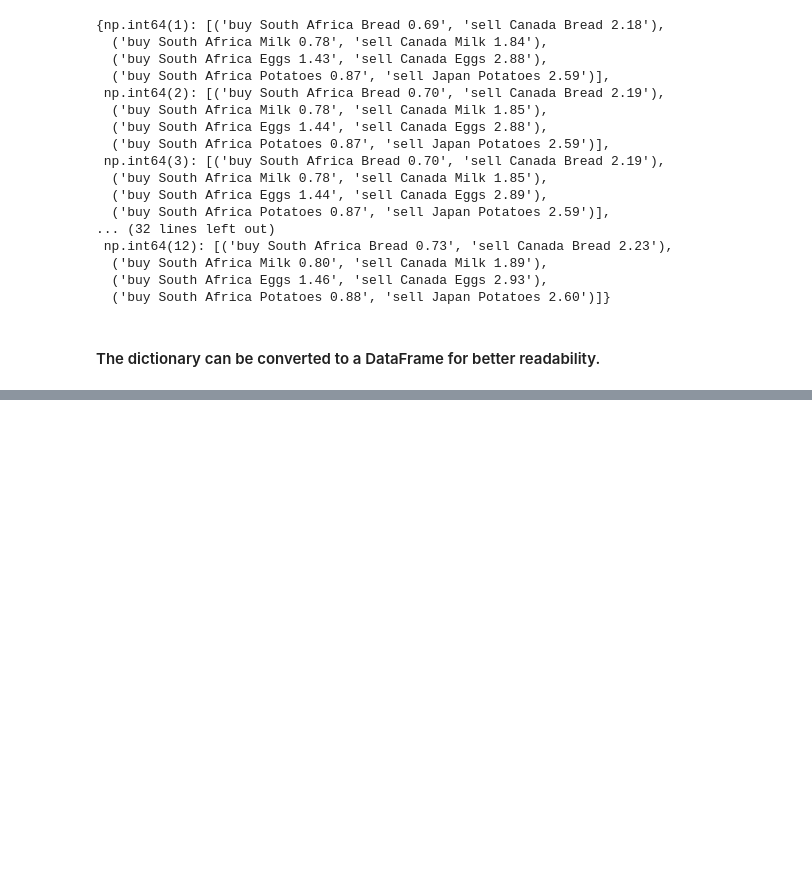
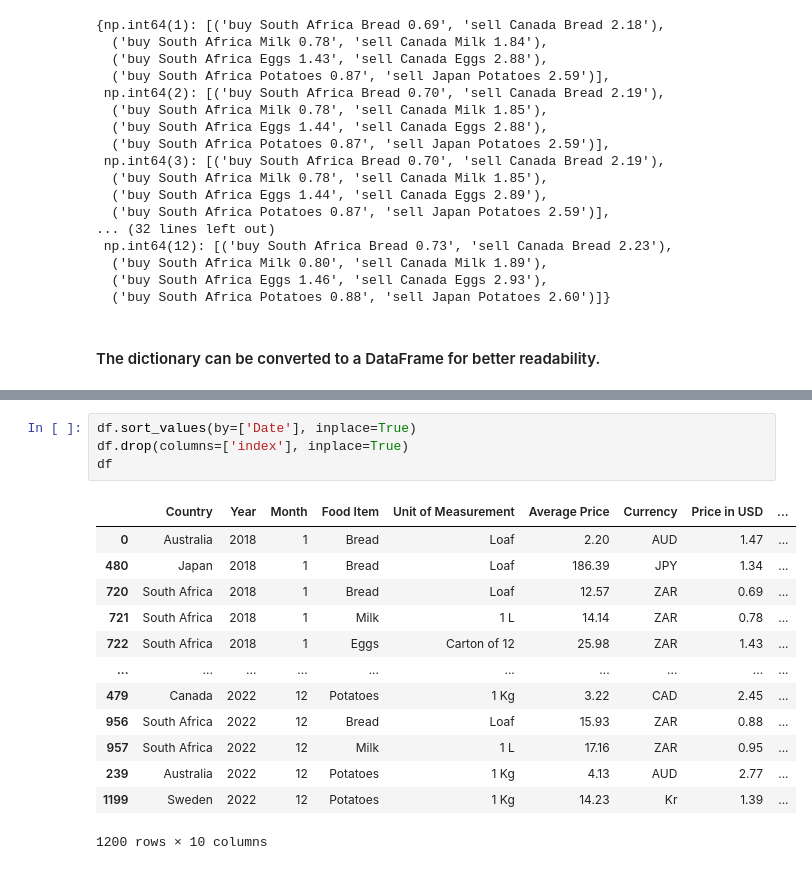
Before and after one commit to Ra20r/MSEC-Bootcamp-2025, a Jupyter notebook: bootcamp_project.ipynb, the cells around one changed output, grey strips where cells are left out. Cells and saved outputs as stored; diff of their text form; blank space fills up the shorter version.

```diff
--- a/bootcamp_project.ipynb
+++ b/bootcamp_project.ipynb
@@ -390,0 +399,18 @@ arbitrage_records_df
+# %%
+df.sort_values(by=['Date'], inplace=True)
+df.drop(columns=['index'], inplace=True)
+df
+# %% [output]
+|  | Country | Year | Month | Food Item | Unit of Measurement | Average Price | Currency | Price in USD | ... |
+| 0 | Australia | 2018 | 1 | Bread | Loaf | 2.20 | AUD | 1.47 | ... |
+| 480 | Japan | 2018 | 1 | Bread | Loaf | 186.39 | JPY | 1.34 | ... |
+| 720 | South Africa | 2018 | 1 | Bread | Loaf | 12.57 | ZAR | 0.69 | ... |
+| 721 | South Africa | 2018 | 1 | Milk | 1 L | 14.14 | ZAR | 0.78 | ... |
+| 722 | South Africa | 2018 | 1 | Eggs | Carton of 12 | 25.98 | ZAR | 1.43 | ... |
+| ... | ... | ... | ... | ... | ... | ... | ... | ... | ... |
+| 479 | Canada | 2022 | 12 | Potatoes | 1 Kg | 3.22 | CAD | 2.45 | ... |
+| 956 | South Africa | 2022 | 12 | Bread | Loaf | 15.93 | ZAR | 0.88 | ... |
+| 957 | South Africa | 2022 | 12 | Milk | 1 L | 17.16 | ZAR | 0.95 | ... |
+| 239 | Australia | 2022 | 12 | Potatoes | 1 Kg | 4.13 | AUD | 2.77 | ... |
+| 1199 | Sweden | 2022 | 12 | Potatoes | 1 Kg | 14.23 | Kr | 1.39 | ... |
+1200 rows × 10 columns
```
Also changed, not shown: parts of 9 cells of this notebook, 1 other file.
